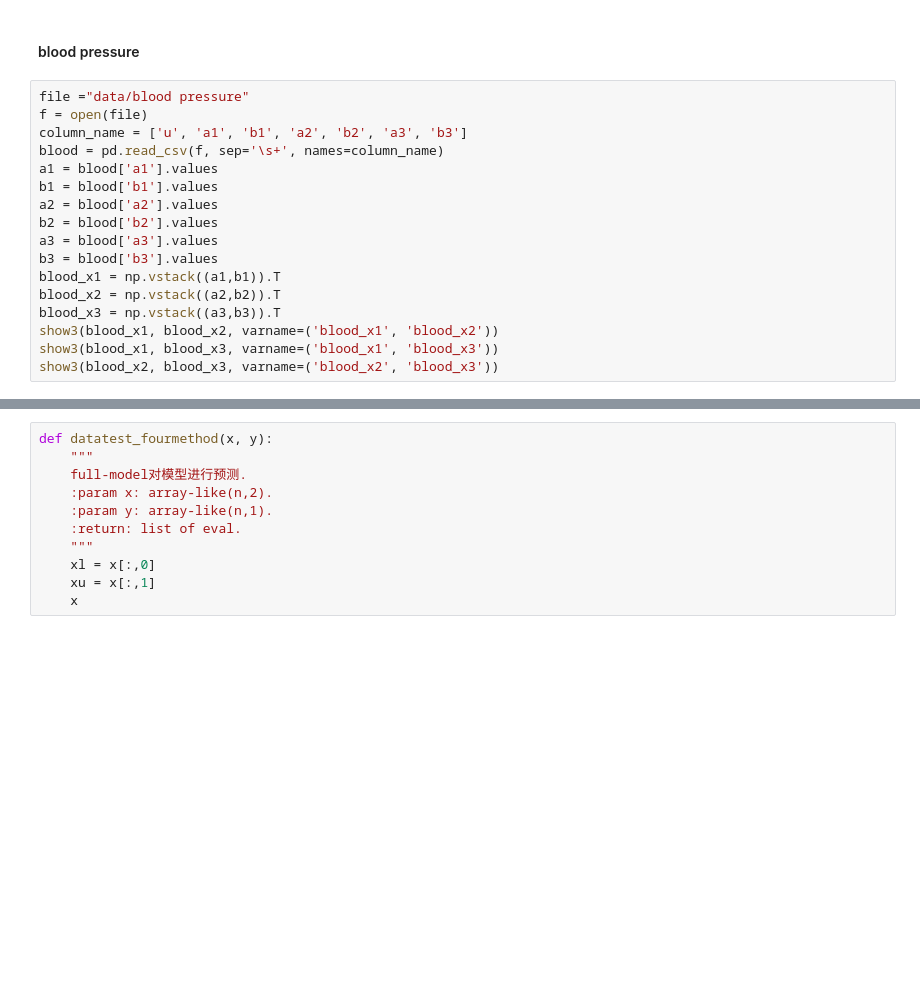
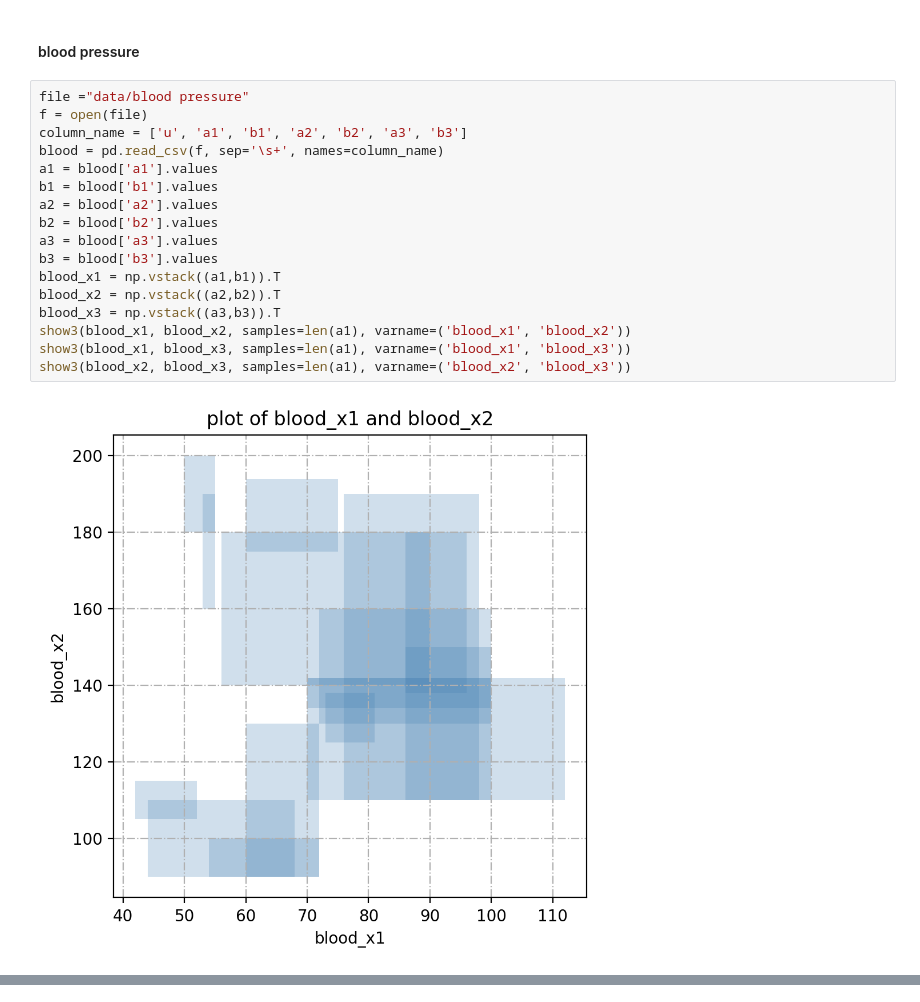
Before and after one commit to kxlkxl1999/ZKRP, a Jupyter notebook: regression.ipynb, the cells around one changed output, grey strips where cells are left out. Drawn from its saved outputs; the diff is of its cells as text; blank space fills up the shorter version.

```diff
--- a/regression.ipynb
+++ b/regression.ipynb
@@ -831,17 +842,19 @@ show3(mushroom_x2,mushroom_x3, varname=('mushroom_x2', 'mushroom_x3'))
 # %%
 file ="data/blood pressure"
 f = open(file)
 column_name = ['u', 'a1', 'b1', 'a2', 'b2', 'a3', 'b3']
 blood = pd.read_csv(f, sep='\s+', names=column_name)
 a1 = blood['a1'].values
 b1 = blood['b1'].values
 a2 = blood['a2'].values
 b2 = blood['b2'].values
 a3 = blood['a3'].values
 b3 = blood['b3'].values
 blood_x1 = np.vstack((a1,b1)).T
 blood_x2 = np.vstack((a2,b2)).T
 blood_x3 = np.vstack((a3,b3)).T
-show3(blood_x1, blood_x2, varname=('blood_x1', 'blood_x2'))
-show3(blood_x1, blood_x3, varname=('blood_x1', 'blood_x3'))
-show3(blood_x2, blood_x3, varname=('blood_x2', 'blood_x3'))
+show3(blood_x1, blood_x2, samples=len(a1), varname=('blood_x1', 'blood_x2'))
+show3(blood_x1, blood_x3, samples=len(a1), varname=('blood_x1', 'blood_x3'))
+show3(blood_x2, blood_x3, samples=len(a1), varname=('blood_x2', 'blood_x3'))
+# %% [output]
+[figure, added]
@@ -848,11 +862,0 @@ show3(blood_x2, blood_x3, varname=('blood_x2', 'blood_x3'))
-# %%
-def datatest_fourmethod(x, y):
-    """
-    full-model对模型进行预测.
-    :param x: array-like(n,2).
-    :param y: array-like(n,1).
-    :return: list of eval.
-    """
-    xl = x[:,0]
-    xu = x[:,1]
-    x
```
Also changed, not shown: parts of 6 cells of this notebook, 1 other file.
